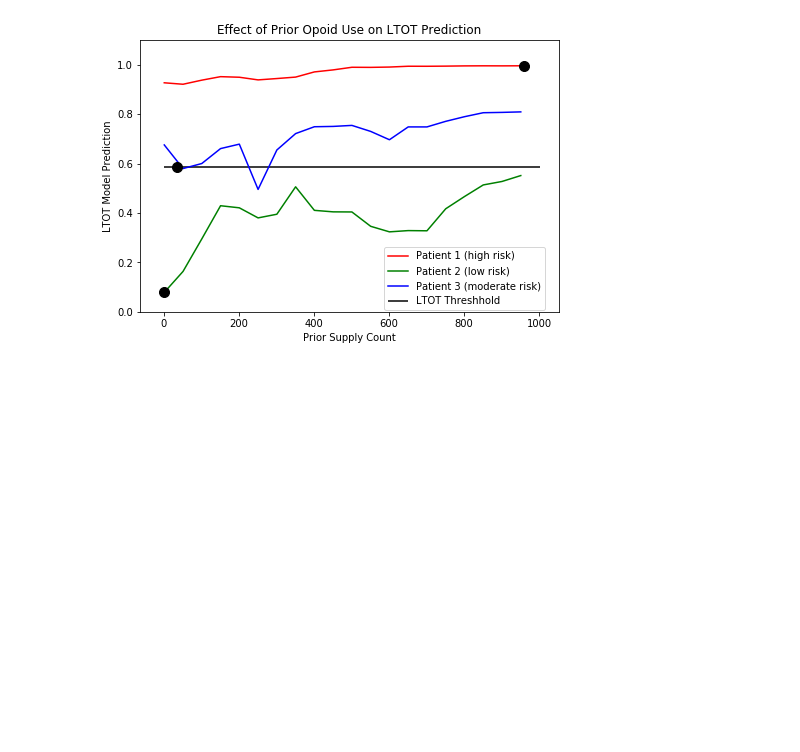
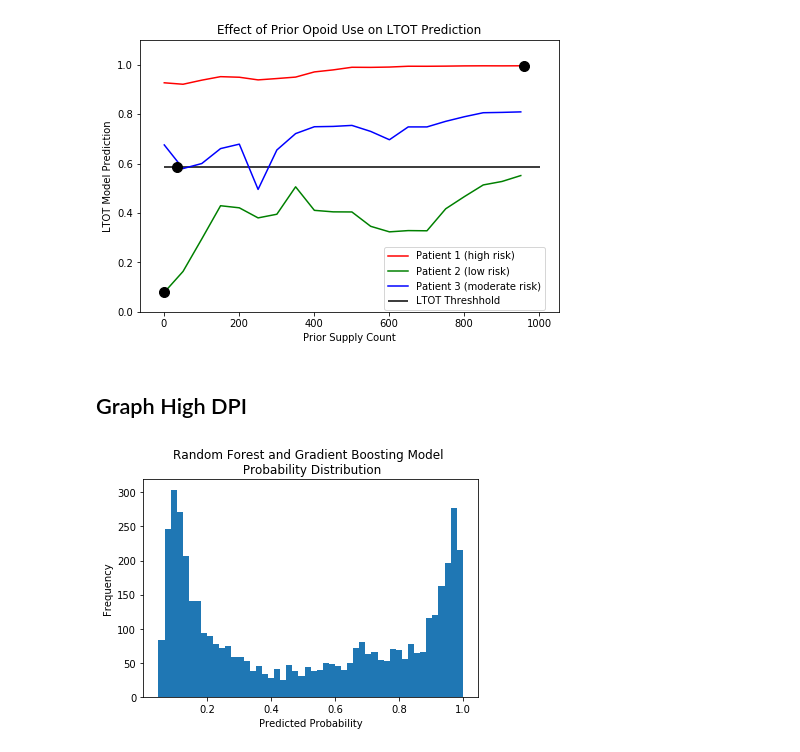
Before and after one commit to chenson2018/Humana-Mays-Competition, a Jupyter notebook: Final Model/Three Patients.ipynb, the cells around one changed output. Cells and saved outputs as stored; diff of their text form; code cells hidden in the pictures; blank space fills up the shorter version.

```diff
--- a/Final Model/Three Patients.ipynb
+++ b/Final Model/Three Patients.ipynb
@@ -590,3 +572,14 @@ plt.savefig('full_prior.png')
 plt.show()
 # %% [output]
 [figure]
+# %% [markdown]
+## Graph High DPI
+# %%
+predictions = pd.read_csv("validation_predictions.csv", index_col = 0)
+# %%
+predictions['RF+LGB'].plot(kind = 'hist', bins = 50)
+plt.title('Random Forest and Gradient Boosting Model \n Probability Distribution')
+plt.xlabel('Predicted Probability')
+plt.savefig("rf_gb.png", dpi=750)
+# %% [output]
+[figure, added]
```
Also changed, not shown: parts of 27 cells of this notebook, 13 other files.
